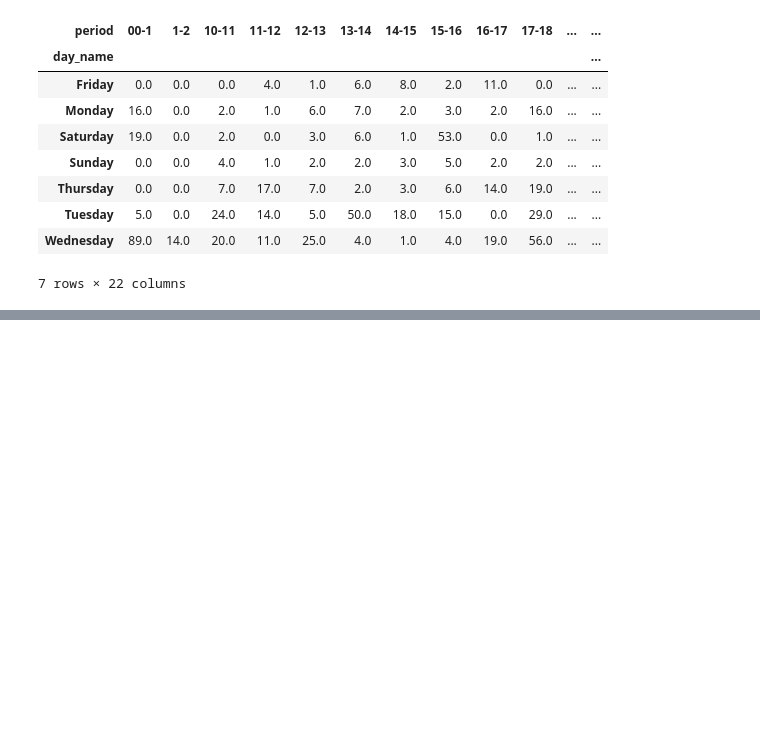
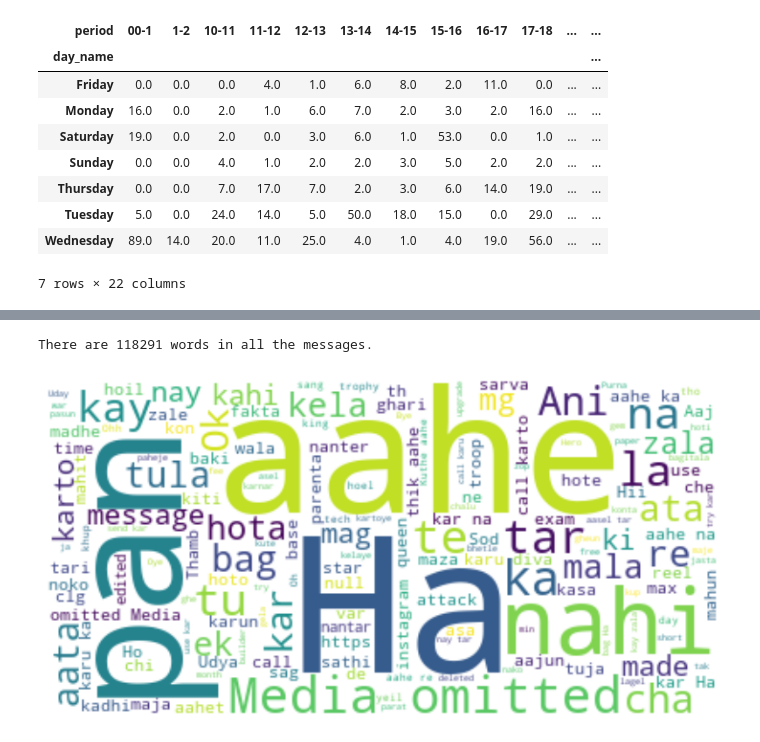
Before and after one commit to bhoirprathmesh/WhatsApp_Chat_Sentiment_Analyzer_13, a Jupyter notebook: Chat_Analysis.ipynb, the cells around one changed output, grey strips where cells are left out. Drawn from its saved outputs; the diff is of its cells as text; code cells hidden in the pictures; blank space fills up the shorter version.

```diff
--- a/Chat_Analysis.ipynb
+++ b/Chat_Analysis.ipynb
@@ -581,0 +704,14 @@ df.pivot_table(index='day_name', columns='period', values='message', aggfunc='co
+# %%
+import emoji
+
+def split_count(text):
+    emoji_list = []
+    data = regex.findall(r'\X', str(text))  # Ensure text is treated as string
+    for word in data:
+        if any(char in emoji.EMOJI_DATA for char in word):
+            emoji_list.append(word)
+    return emoji_list
+# %%
+df["emoji"] = df["Message"].apply(split_count)
+emojis = sum(df["emoji"].str.len())
+df.head(50)
@@ -581,0 +736,15 @@ df.pivot_table(index='day_name', columns='period', values='message', aggfunc='co
+# %%
+text = " ".join(review for review in df.Message)
+print ("There are {} words in all the messages.".format(len(text)))
+stopwords = set(STOPWORDS)
+# Generate a word cloud image
+wordcloud = WordCloud(stopwords=stopwords, background_color="white").generate(text)
+# Display the generated image:
+# the matplotlib way:
+plt.figure( figsize=(10,5))
+plt.imshow(wordcloud, interpolation='bilinear')
+plt.axis("off")
+plt.show()
+# %% [output]
+There are 118291 words in all the messages.
+[figure, added]
```
Also changed, not shown: parts of 9 cells of this notebook, 2 other files.
